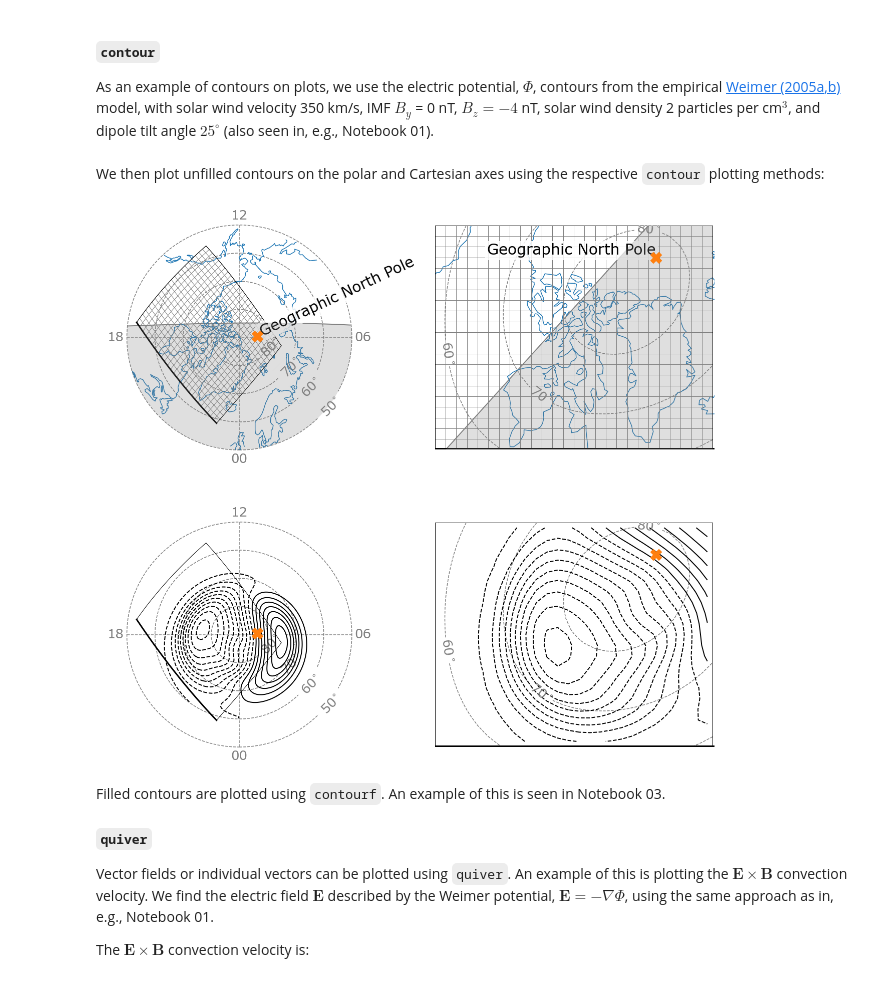
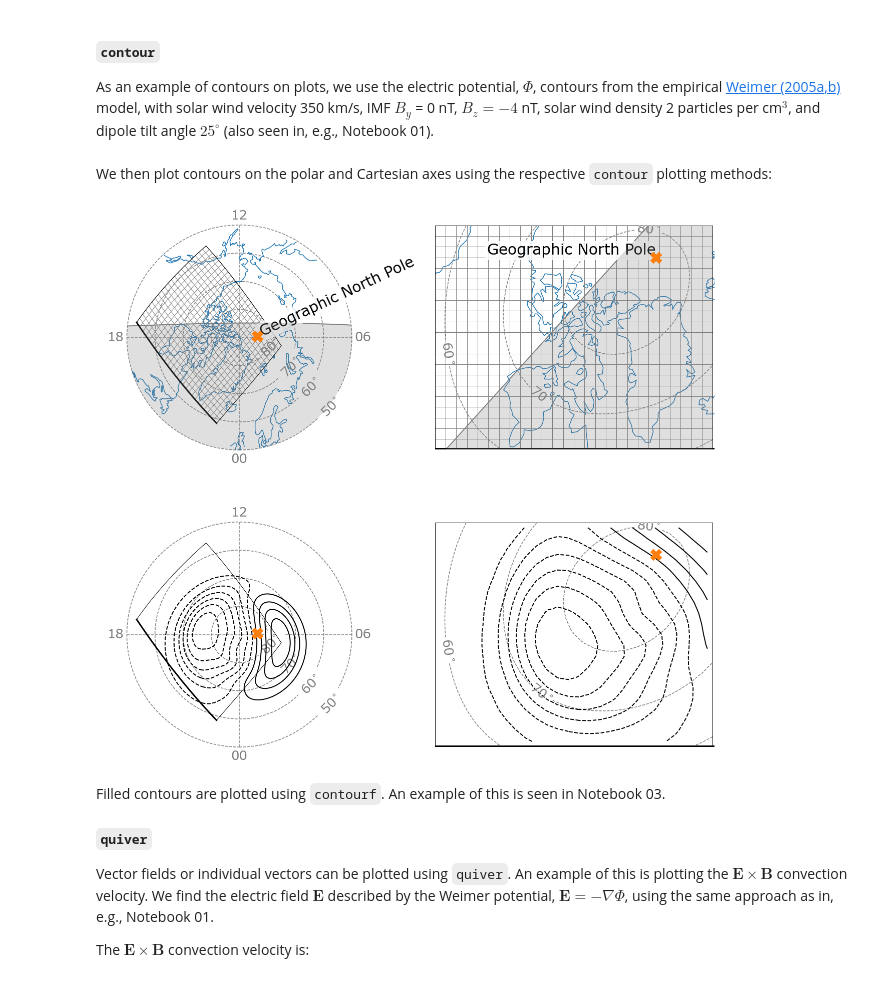
Before and after one commit to klaundal/lompe, a Jupyter notebook: examples/code_paper_figures/05_Visualization_with_Polarplot.ipynb, the cells around one changed output. Drawn from its saved outputs; the diff is of its cells as text; code cells hidden in the pictures.

```diff
--- a/examples/code_paper_figures/05_Visualization_with_Polarplot.ipynb
+++ b/examples/code_paper_figures/05_Visualization_with_Polarplot.ipynb
@@ -190,34 +189,34 @@ fig
 
 As an example of contours on plots, we use the electric potential, $\Phi$, contours from the empirical [Weimer (2005a](https://doi.org/10.1029/2004JA010884)[,b)](https://doi.org/10.1029/2005JA011270) model, with solar wind velocity 350 km/s, IMF $B_y$ = 0 nT, $B_z=-4$ nT, solar wind density 2 particles per cm$^3$, and dipole tilt angle $25^\circ$ (also seen in, e.g., Notebook 01).
 # %%
-# get Weimer potential
-weimer = pd.read_table('./datasets/weimer.txt', sep=' ', skipinitialspace=True, comment='#',
-                       names=['mlat', 'mlt', 'R_E', 'phi'])
-weimer = weimer[weimer.mlat > 50]                    # remove southern hemisphere
-mlat   = weimer.mlat.values.reshape((181, 61))       # mlat
-mlt    = weimer.mlt .values.reshape((181, 61))       # mlt
-Phi    = weimer.phi .values.reshape((181, 61)) * 1e3 # kV to V, at around 110 km
+# read potential file
+weimer = np.load('./datasets/interpolated_weimer.npz')
+Phi = weimer['Phi'].reshape((158,158))
+mlatxx = weimer['lat'].reshape((158,158)) # magnetic lat
+mlonxx = weimer['lon'].reshape((158,158)) # magnetic lon
+mltxx = mlonxx/15 # 0 deg mlat is 00 MLT
 # %% [markdown]
-We then plot unfilled contours on the polar and Cartesian axes using the respective `contour` plotting methods:
+We then plot contours on the polar and Cartesian axes using the respective `contour` plotting methods:
 # %%
-contkwargs = {'levels':np.r_[-101:101:4]*1e3, 'colors':'black', 'linewidths':2, 'zorder':2}
+contkwargs = {'levels':np.r_[-38:38:6]*1e3, 'colors':'black', 'linewidths':2, 'zorder':2}
 
 # on polar axis
-pax2.contour(mlat, mlt, Phi, **contkwargs)  # like plt.contour
+pax2.contour(mlatxx, mltxx, Phi, **contkwargs)  # like plt.contour
 
 # on grid axis
-mlon = apex.mlt2mlon(mlt, time)    # to geographic coordinates
-lat, lon, _ = a.apex2geo(mlat, mlon, 110)
 
-# interpolate Phi to grid
-xi, eta = grid.projection.geo2cube(lon, lat) # to cube coordinates
-Phi     = griddata((xi.flatten(), eta.flatten()), Phi.flatten(), (grid.xi.flatten(), grid.eta.flatten()),
-                   fill_value=0, method='cubic').reshape(grid.shape)
+# interpolate potential to grid and plot
+mlonxx=apex.mlt2mlon(mltxx,time)
+latxx, lonxx, _ = apex.apex2geo(mlatxx, mlonxx, 110) # to geographic coordinates
+xi, eta = grid.projection.geo2cube(lonxx, latxx) # to cube coordinates
+mask = np.isnan(xi) # remove nans
+Phi = griddata((xi[~mask].flatten(), eta[~mask].flatten()), Phi[~mask].flatten(),
+                   (grid.xi.flatten(), grid.eta.flatten()), fill_value=0, method='cubic').reshape(grid.shape)
 axs['grid2'].contour(grid.xi, grid.eta, Phi, **contkwargs)
 
 fig
 # %% [output]
-[figure, old version]
+[figure, new version]
 # %% [markdown]
 Filled contours are plotted using `contourf`. An example of this is seen in Notebook 03.
 
```
Also changed, not shown: parts of 3 cells of this notebook, 15 other files.
